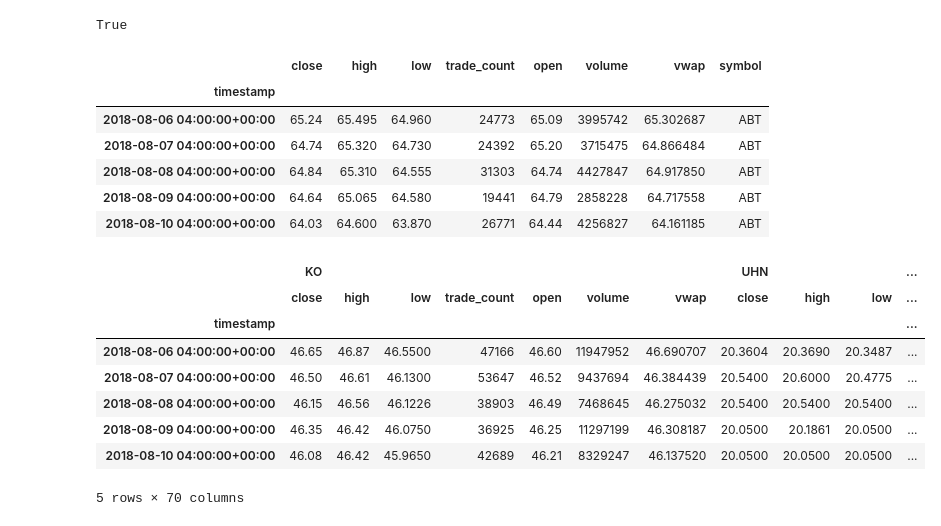
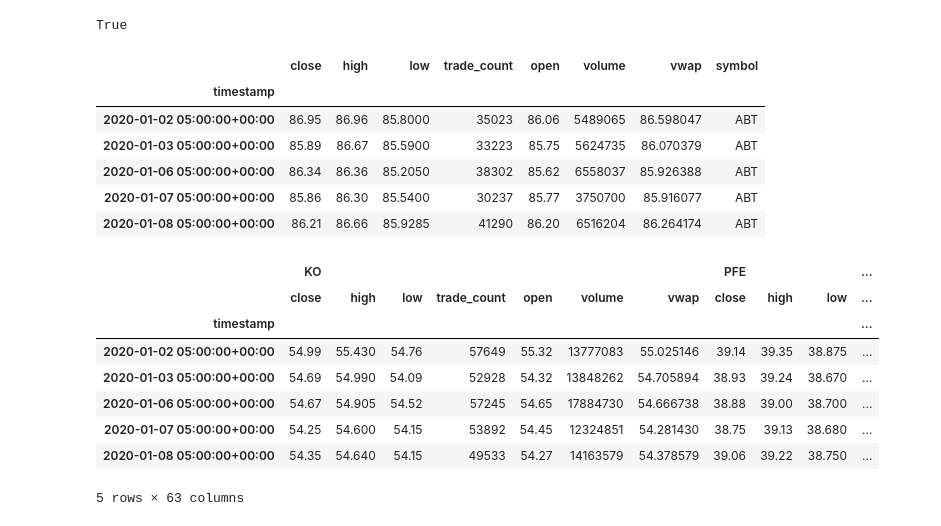
Before and after one commit to Jacobsteen808/Sector_Shuffle-Smart_Rebalance, a Jupyter notebook: project_1.ipynb, the cells around one changed output. Cells and saved outputs as stored; diff of their text form; code cells hidden in the pictures.

```diff
--- a/project_1.ipynb
+++ b/project_1.ipynb
@@ -27,10 +32,10 @@ api = tradeapi.REST(
     api_version = "v2"
 )
 # %%
-tickers = ["KO", "UHN", "PFE", "ABT", "NEE", "DUK", "SO", "PG", "COST", "WMT"]
+tickers = ["KO", "PFE", "ABT", "NEE", "DUK", "SO", "PG", "COST", "WMT"]
 timeframe= "1Day"
-start_date= pd.Timestamp("2018-08-04", tz="America/New_York").isoformat()
-end_date= pd.Timestamp("2021-08-04", tz="America/New_York").isoformat()
+start_date= pd.Timestamp("2020-01-01", tz="America/New_York").isoformat()
+end_date= pd.Timestamp("2023-11-07", tz="America/New_York").isoformat()
 ticker_data = api.get_bars(
     tickers,
     timeframe,
@@ -42,36 +47,35 @@ ticker_data.head()
 # %% [output]
 |  | close | high | low | trade_count | open | volume | vwap | symbol |
 | timestamp |  |  |  |  |  |  |  |  |
-| 2018-08-06 04:00:00+00:00 | 65.24 | 65.495 | 64.960 | 24773 | 65.09 | 3995742 | 65.302687 | ABT |
-| 2018-08-07 04:00:00+00:00 | 64.74 | 65.320 | 64.730 | 24392 | 65.20 | 3715475 | 64.866484 | ABT |
-| 2018-08-08 04:00:00+00:00 | 64.84 | 65.310 | 64.555 | 31303 | 64.74 | 4427847 | 64.917850 | ABT |
-| 2018-08-09 04:00:00+00:00 | 64.64 | 65.065 | 64.580 | 19441 | 64.79 | 2858228 | 64.717558 | ABT |
-| 2018-08-10 04:00:00+00:00 | 64.03 | 64.600 | 63.870 | 26771 | 64.44 | 4256827 | 64.161185 | ABT |
+| 2020-01-02 05:00:00+00:00 | 86.95 | 86.96 | 85.8000 | 35023 | 86.06 | 5489065 | 86.598047 | ABT |
+| 2020-01-03 05:00:00+00:00 | 85.89 | 86.67 | 85.5900 | 33223 | 85.75 | 5624735 | 86.070379 | ABT |
+| 2020-01-06 05:00:00+00:00 | 86.34 | 86.36 | 85.2050 | 38302 | 85.62 | 6558037 | 85.926388 | ABT |
+| 2020-01-07 05:00:00+00:00 | 85.86 | 86.30 | 85.5400 | 30237 | 85.77 | 3750700 | 85.916077 | ABT |
+| 2020-01-08 05:00:00+00:00 | 86.21 | 86.66 | 85.9285 | 41290 | 86.20 | 6516204 | 86.264174 | ABT |
 # %%
 KO = ticker_data[ticker_data["symbol"]=="KO"].drop("symbol", axis=1)
-UHN = ticker_data[ticker_data["symbol"]=="UHN"].drop("symbol", axis=1)
 PFE = ticker_data[ticker_data["symbol"]=="PFE"].drop("symbol", axis=1)
 ABT = ticker_data[ticker_data["symbol"]=="ABT"].drop("symbol", axis=1)
 NEE = ticker_data[ticker_data["symbol"]=="NEE"].drop("symbol", axis=1)
 DUK = ticker_data[ticker_data["symbol"]=="DUK"].drop("symbol", axis=1)
 SO = ticker_data[ticker_data["symbol"]=="SO"].drop("symbol", axis=1)
 PG = ticker_data[ticker_data["symbol"]=="PG"].drop("symbol", axis=1)
 COST = ticker_data[ticker_data["symbol"]=="COST"].drop("symbol", axis=1)
 WMT = ticker_data[ticker_data["symbol"]=="WMT"].drop("symbol", axis=1)
 
-ticker_data = pd.concat([KO, UHN, PFE, ABT, NEE, DUK, SO, PG, COST, WMT], axis=1, keys=["KO", "UHN", "PFE", "ABT", "NEE", "DUK", "SO", "PG", "COST", "WMT"])
+ticker_data = pd.concat([KO, PFE, ABT, NEE, DUK, SO, PG, COST, WMT], axis=1, keys=["KO", "PFE", "ABT", "NEE", "DUK", "SO", "PG", "COST", "WMT"])
 
 ticker_data.head()
 # %% [output]
-|  | KO |  |  |  |  |  |  | UHN |  |  | ... |
+|  | KO |  |  |  |  |  |  | PFE |  |  | ... |
 |  | close | high | low | trade_count | open | volume | vwap | close | high | low | ... |
 | timestamp |  |  |  |  |  |  |  |  |  |  | ... |
-| 2018-08-06 04:00:00+00:00 | 46.65 | 46.87 | 46.5500 | 47166 | 46.60 | 11947952 | 46.690707 | 20.3604 | 20.3690 | 20.3487 | ... |
-| 2018-08-07 04:00:00+00:00 | 46.50 | 46.61 | 46.1300 | 53647 | 46.52 | 9437694 | 46.384439 | 20.5400 | 20.6000 | 20.4775 | ... |
-| 2018-08-08 04:00:00+00:00 | 46.15 | 46.56 | 46.1226 | 38903 | 46.49 | 7468645 | 46.275032 | 20.5400 | 20.5400 | 20.5400 | ... |
-| 2018-08-09 04:00:00+00:00 | 46.35 | 46.42 | 46.0750 | 36925 | 46.25 | 11297199 | 46.308187 | 20.0500 | 20.1861 | 20.0500 | ... |
-| 2018-08-10 04:00:00+00:00 | 46.08 | 46.42 | 45.9650 | 42689 | 46.21 | 8329247 | 46.137520 | 20.0500 | 20.0500 | 20.0500 | ... |
+| 2020-01-02 05:00:00+00:00 | 54.99 | 55.430 | 54.76 | 57649 | 55.32 | 13777083 | 55.025146 | 39.14 | 39.35 | 38.875 | ... |
+| 2020-01-03 05:00:00+00:00 | 54.69 | 54.990 | 54.09 | 52928 | 54.32 | 13848262 | 54.705894 | 38.93 | 39.24 | 38.670 | ... |
+| 2020-01-06 05:00:00+00:00 | 54.67 | 54.905 | 54.52 | 57245 | 54.65 | 17884730 | 54.666738 | 38.88 | 39.00 | 38.700 | ... |
+| 2020-01-07 05:00:00+00:00 | 54.25 | 54.600 | 54.15 | 53892 | 54.45 | 12324851 | 54.281430 | 38.75 | 39.13 | 38.680 | ... |
+| 2020-01-08 05:00:00+00:00 | 54.35 | 54.640 | 54.15 | 49533 | 54.27 | 14163579 | 54.378579 | 39.06 | 39.22 | 38.750 | ... |
-5 rows × 70 columns
+5 rows × 63 columns
 # %%
 ticker_data_closing = pd.DataFrame()
 
```
Also changed, not shown: parts of 10 cells of this notebook.
